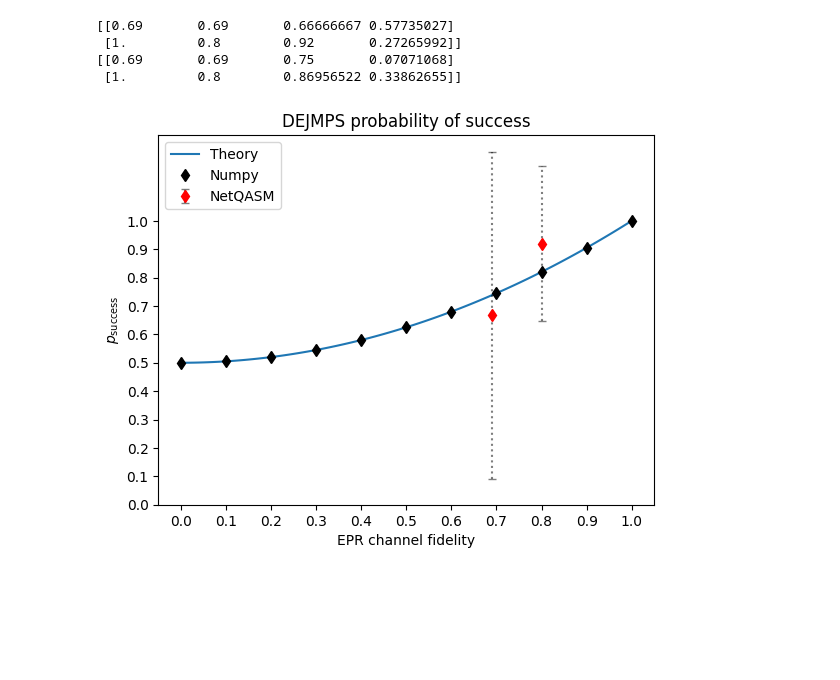
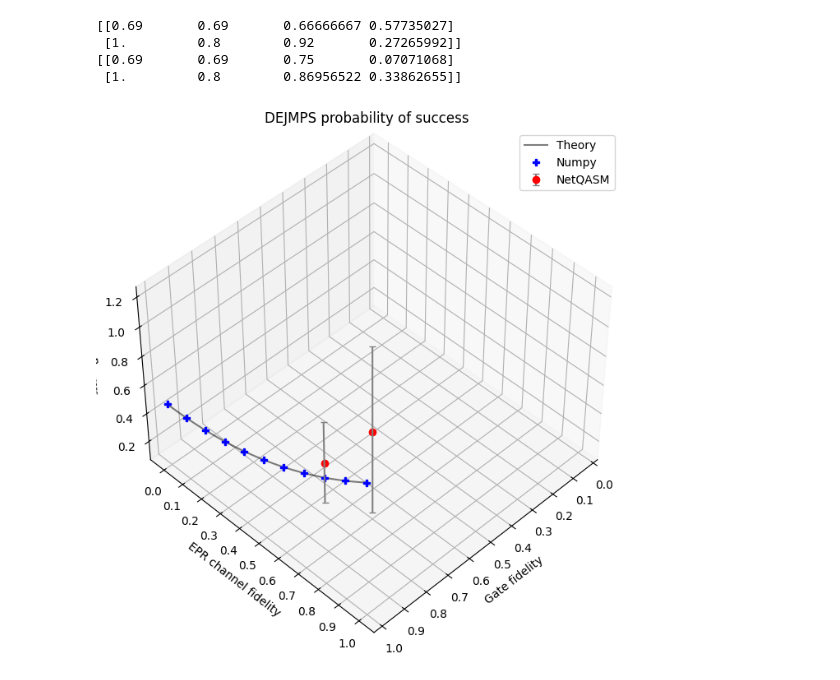
Before and after one commit to iDragos1234/CS4090, a Jupyter notebook: project/dejmps/dejmps_simulations.ipynb, the cells around one changed output. Drawn from its saved outputs; the diff is of its cells as text; code cells hidden in the pictures; blank space fills up the shorter version.

Commit message:
Implement 3D plotting

```diff
--- a/project/dejmps/dejmps_simulations.ipynb
+++ b/project/dejmps/dejmps_simulations.ipynb
@@ -382,33 +382,50 @@ print(f_succ_mean_sd)
 # %%
 # The probability of measuring a = b is given by the following function:
 def prob_succ_theory(epr_channel_fidelity):
     """Theoretical formula for the DEJMPS probability of success"""
     return (1 + epr_channel_fidelity ** 2) / 2
 
 ps = np.linspace(0, 1, 101)
 
-plt.plot(ps, prob_succ_theory(ps), label='Theory')
+ax = plt.figure(figsize=(8, 8)) \
+        .add_subplot(projection='3d')
 
-plt.plot(results[:,0], results[:,1], 'd', color='black', label='Numpy')
+ax.plot(
+    np.ones(len(ps)), ps, prob_succ_theory(ps),
+    color='black', alpha=0.5,
+    label='Theory',
+)
 
-markers, caps, bars = plt.errorbar(
-    p_succ_mean_sd[:,1], p_succ_mean_sd[:,2], yerr=p_succ_mean_sd[:,3],
-    capsize=3, fmt="rd", ecolor = "black", label='NetQASM',
+ax.plot(
+    np.ones(len(results)), results[:,0], results[:,1],
+    'Pb', label='Numpy',
 )
-[bar.set_alpha(0.5) for bar in bars]
-[cap.set_alpha(0.5) for cap in caps]
-[bar.set_linestyle(':') for bar in bars]
 
-plt.title('DEJMPS probability of success')
-plt.xlabel('EPR channel fidelity')
-plt.ylabel(r'$p_\text{success}$')
+markers, caps, bars = ax.errorbar(
+    x=p_succ_mean_sd[:,0],
+    y=p_succ_mean_sd[:,1],
+    z=p_succ_mean_sd[:,2],
+    zerr=p_succ_mean_sd[:,3],
+    capsize=3, fmt="ro", ecolor = "grey",
+    label='NetQASM',
+)
+# [bar.set_alpha(0.5) for bar in bars]
+# [cap.set_alpha(0.5) for cap in caps]
+# [bar.set_linestyle(':') for bar in bars]
+
+ax.set_title('DEJMPS probability of success')
+ax.set_xlabel('Gate fidelity')
+ax.set_ylabel('EPR channel fidelity')
+ax.set_zlabel(r'$p_\text{success}$')
 ticks = np.arange(11)/10
-plt.xticks(ticks, ticks)
-plt.yticks(ticks, ticks)
-plt.legend()
+ax.set_xticks(ticks, ticks)
+ax.set_yticks(ticks, ticks)
+ax.legend()
+
+ax.view_init(azim=45, elev=45)
 plt.show()
 # %% [output]
-[figure, old version]
+[figure, new version]
 # %%
 def initial_fidelity(p):
     return (1 + 3 * p) / 4
```
Also changed, not shown: parts of 1 cell of this notebook.
